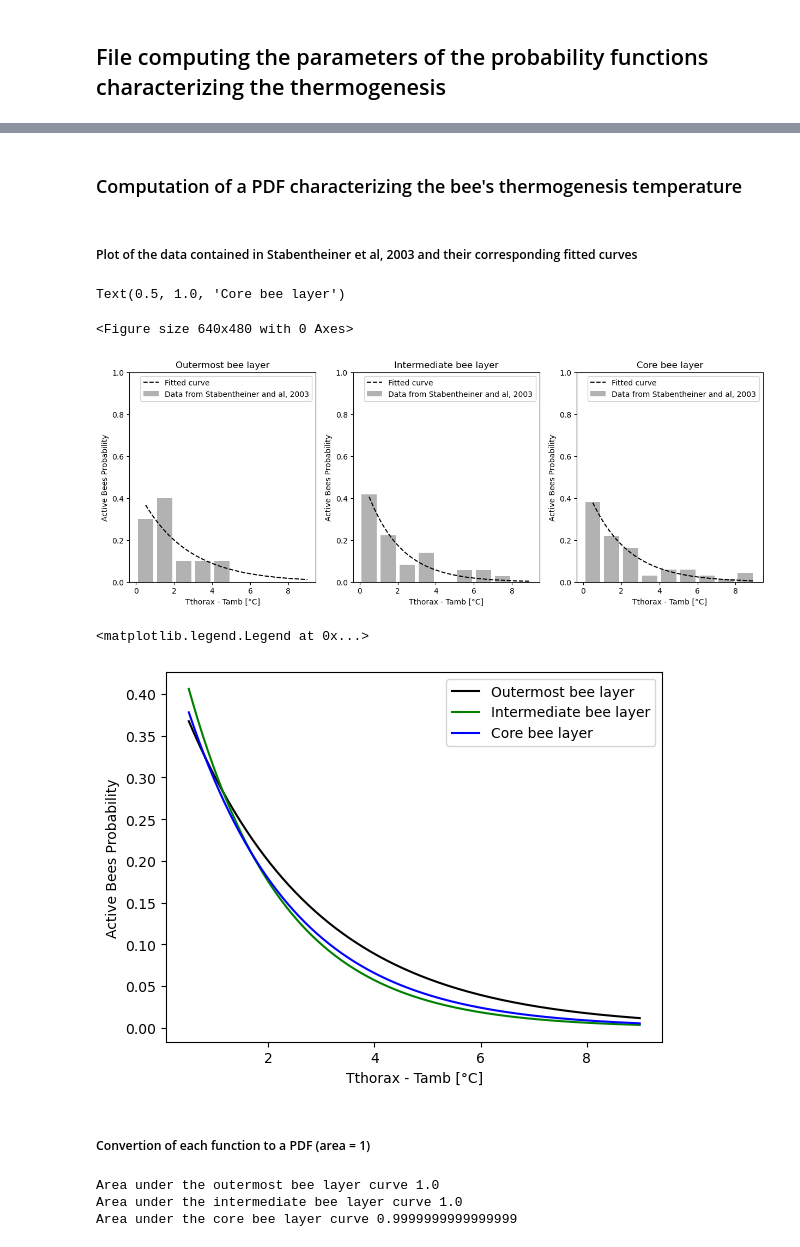
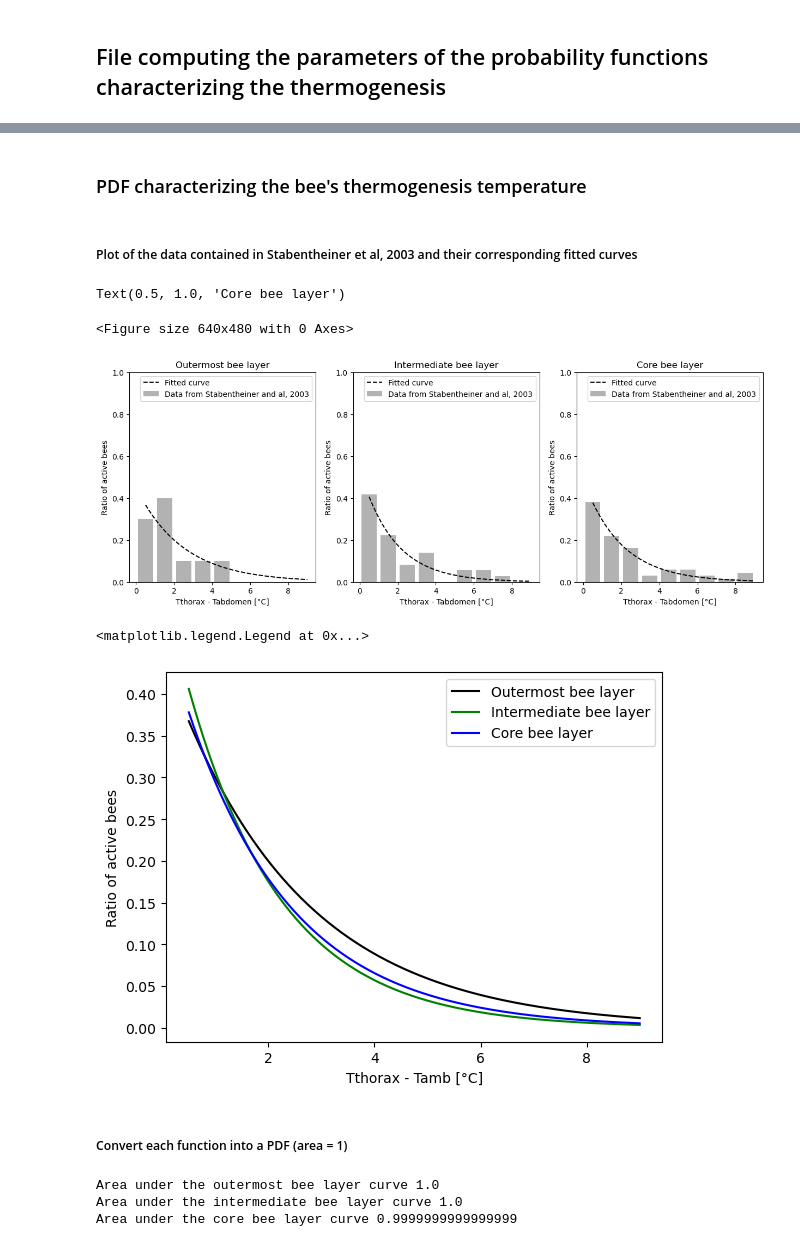
Before and after one commit to epfl-mobots/WinterClusterModelling, a Jupyter notebook: Development/parameters.ipynb, the cells around one changed output, grey strips where cells are left out. Cells and saved outputs as stored; diff of their text form; code cells hidden in the pictures.

Commit message:
Final thermogenesis implementation

```diff
--- a/Development/parameters.ipynb
+++ b/Development/parameters.ipynb
@@ -79,5 +73,5 @@ Parameters of the activation probability function [0.00237655 0.54371327]
 # %% [markdown]
-### Computation of a PDF characterizing the bee's thermogenesis temperature
+### PDF characterizing the bee's thermogenesis temperature
 # %% [markdown]
 ##### Plot of the data contained in Stabentheiner et al, 2003 and their corresponding fitted curves
 # %%
@@ -97,57 +91,57 @@ param_int, cov = curve_fit(exp, temp, y_int)
 y_cor_ = np.array([26, 15, 11, 2, 4, 4, 2, 1, 3])
 y_cor = y_cor_/np.sum(y_cor_)
 param_cor, cov = curve_fit(exp, temp, y_cor)
 
 
-# Subplots of the data and the corresponding fitted curves
+# Subplots of the data and their corresponding fitted curves
 x = np.linspace(0.5, 9, 10000)
 exp_out = exp(x, param_out[0], param_out[1])
 exp_int = exp(x, param_int[0], param_int[1])
 exp_cor = exp(x, param_cor[0], param_cor[1])
 
 plt.figure()
 fig, ax = plt.subplots(1,3, figsize=(15, 5))
 
 ax[0].plot(x, exp_out, label='Fitted curve', color='black', linestyle='--')
 ax[0].bar(temp, y_out, label='Data from Stabentheiner and al, 2003', color= (0.5, 0.5, 0.5, 0.6))
-ax[0].set_xlabel('Tthorax - Tamb [°C]')
-ax[0].set_ylabel('Active Bees Probability')
+ax[0].set_xlabel('Tthorax - Tabdomen [°C]')
+ax[0].set_ylabel('Ratio of active bees')
 ax[0].legend()
-ax[0]. set_ylim(0, 1)
+ax[0].set_ylim(0, 1)
 ax[0].set_title('Outermost bee layer')
 
 ax[1].plot(x, exp_int, label='Fitted curve', color='black', linestyle='--')
 ax[1].bar(temp, y_int, label='Data from Stabentheiner and al, 2003', color= (0.5, 0.5, 0.5, 0.6))
-ax[1].set_xlabel('Tthorax - Tamb [°C]')
-ax[1].set_ylabel('Active Bees Probability')
+ax[1].set_xlabel('Tthorax - Tabdomen [°C]')
+ax[1].set_ylabel('Ratio of active bees')
 ax[1].legend()
-ax[1]. set_ylim(0, 1)
+ax[1].set_ylim(0, 1)
 ax[1].set_title('Intermediate bee layer')
 
 ax[2].plot(x, exp_cor, label='Fitted curve', color='black', linestyle='--')
 ax[2].bar(temp, y_cor, label='Data from Stabentheiner and al, 2003', color= (0.5, 0.5, 0.5, 0.6))
-ax[2].set_xlabel('Tthorax - Tamb [°C]')
-ax[2].set_ylabel('Active Bees Probability')
+ax[2].set_xlabel('Tthorax - Tabdomen [°C]')
+ax[2].set_ylabel('Ratio of active bees')
 ax[2].legend()
-ax[2]. set_ylim(0, 1)
+ax[2].set_ylim(0, 1)
 ax[2].set_title('Core bee layer')
 # %% [output]
 Text(0.5, 1.0, 'Core bee layer')
 <Figure size 640x480 with 0 Axes>
-[figure, old version]
+[figure, new version]
 # %%
 plt.figure()
 plt.xlabel('Tthorax - Tamb [°C]')
-plt.ylabel('Active Bees Probability')
+plt.ylabel('Ratio of active bees')
 plt.plot(x, exp_out, label='Outermost bee layer', color='black')
 plt.plot(x, exp_int, label='Intermediate bee layer', color='green')
 plt.plot(x, exp_cor, label='Core bee layer', color='blue')
 plt.legend()
 # %% [output]
 <matplotlib.legend.Legend at 0x...>
-[figure, old version]
+[figure, new version]
 # %% [markdown]
-##### Convertion of each function to a PDF (area = 1)
+##### Convert each function into a PDF (area = 1)
 # %%
 Area_out = np.trapz(exp_out, x)
 exp_out_norm = exp_out/Area_out
```
Also changed, not shown: parts of 10 cells of this notebook, 5 other files.
